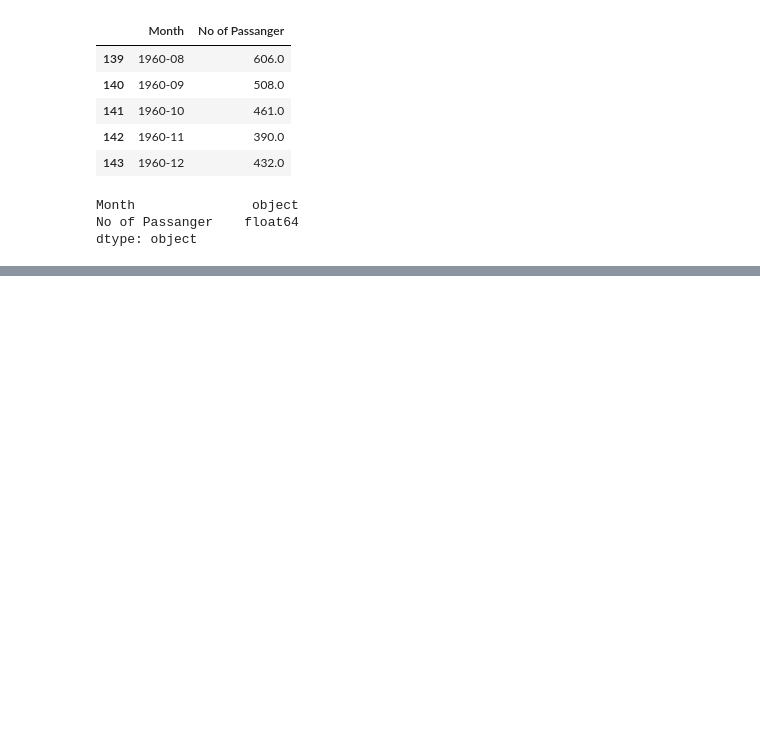
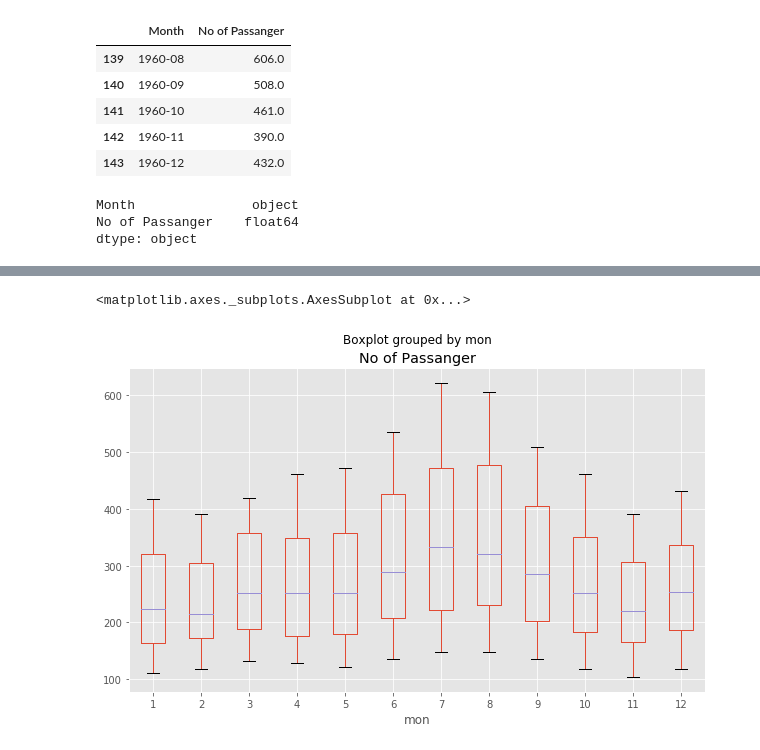
Before and after one commit to PacktPublishing/-Time-Series-Forecasting-with-Python-3.X, a Jupyter notebook: section 1/1.4Time Series Data Exploration.ipynb, the cells around one changed output, grey strips where cells are left out. Cells and saved outputs as stored; diff of their text form; code cells hidden in the pictures; blank space fills up the shorter version.

```diff
--- a/section 1/1.4Time Series Data Exploration.ipynb
+++ b/section 1/1.4Time Series Data Exploration.ipynb
@@ -129,0 +174,8 @@ airline_df
+# %%
+# create new column month by using index
+airline_df['mon'] = airline_df.index.month
+# get boxplot for the month
+airline_df.boxplot(column=['No of Passanger'], by='mon')
+# %% [output]
+<matplotlib.axes._subplots.AxesSubplot at 0x...>
+[figure, added]
```
Also changed, not shown: parts of 9 cells of this notebook.
